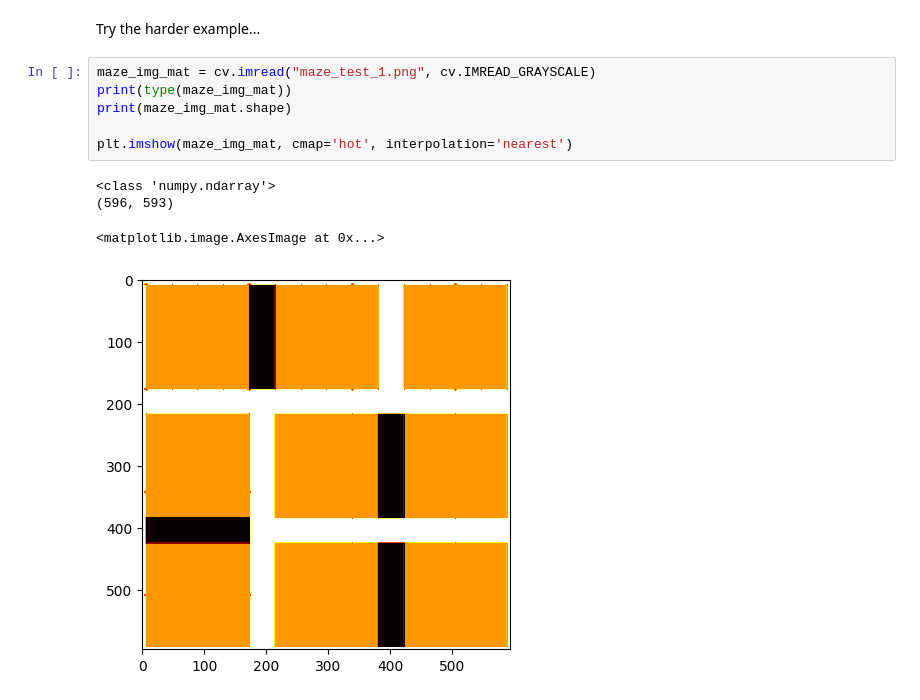
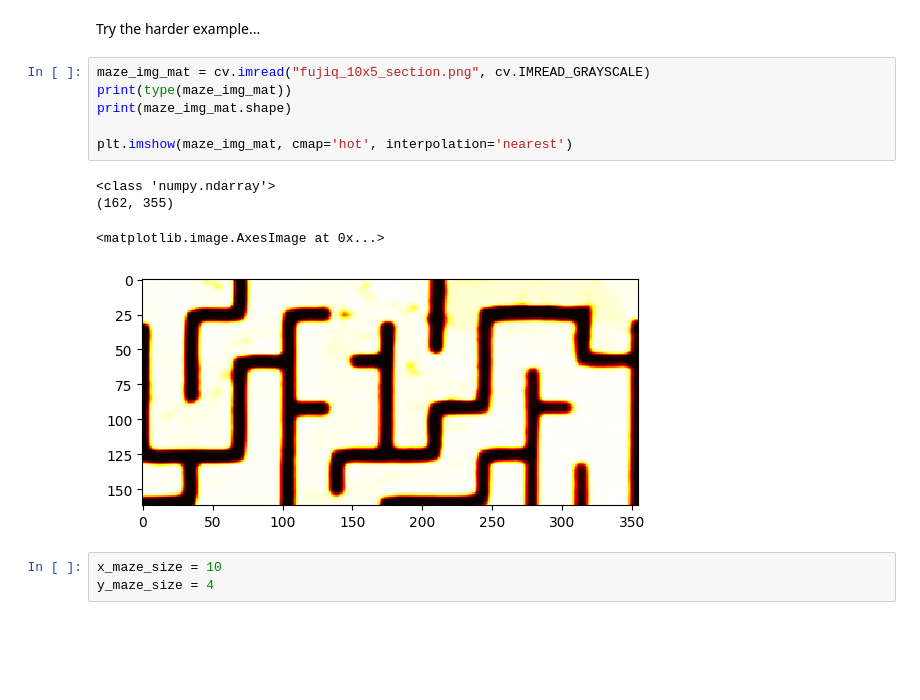
Before and after one commit to joshuamhtsang/mini_essays, a Jupyter notebook: 2024-12-19_fujiq-maze-solver/try_opencv_walldetection.ipynb, the cells around one changed output. Drawn from its saved outputs; the diff is of its cells as text; blank space fills up the shorter version.

Commit message:
analyzing small section of fuji

```diff
--- a/2024-12-19_fujiq-maze-solver/try_opencv_walldetection.ipynb
+++ b/2024-12-19_fujiq-maze-solver/try_opencv_walldetection.ipynb
@@ -63,16 +63,19 @@ plt.imshow(img_mat, cmap='hot', interpolation='nearest')
 # %% [markdown]
 Try the harder example...
 # %%
-maze_img_mat = cv.imread("maze_test_1.png", cv.IMREAD_GRAYSCALE)
+maze_img_mat = cv.imread("fujiq_10x5_section.png", cv.IMREAD_GRAYSCALE)
 print(type(maze_img_mat))
 print(maze_img_mat.shape)
 
 plt.imshow(maze_img_mat, cmap='hot', interpolation='nearest')
 # %% [output]
 <class 'numpy.ndarray'>
-(596, 593)
+(162, 355)
 <matplotlib.image.AxesImage at 0x...>
-[figure, old version]
+[figure, new version]
+# %%
+x_maze_size = 10
+y_maze_size = 4
 # %%
 # Known issue: this function does not account for wall thickness
 def compute_state_midpoints(img_mat, x_num_states, y_num_states):
```
Also changed, not shown: parts of 5 cells of this notebook.
